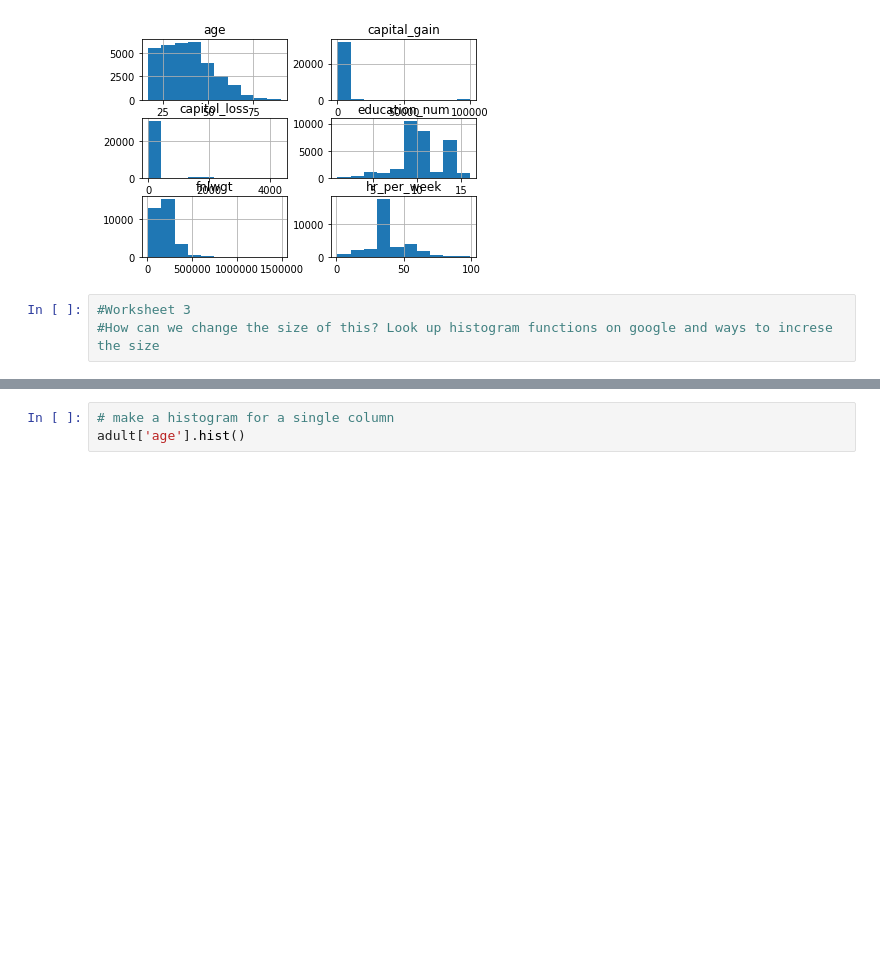
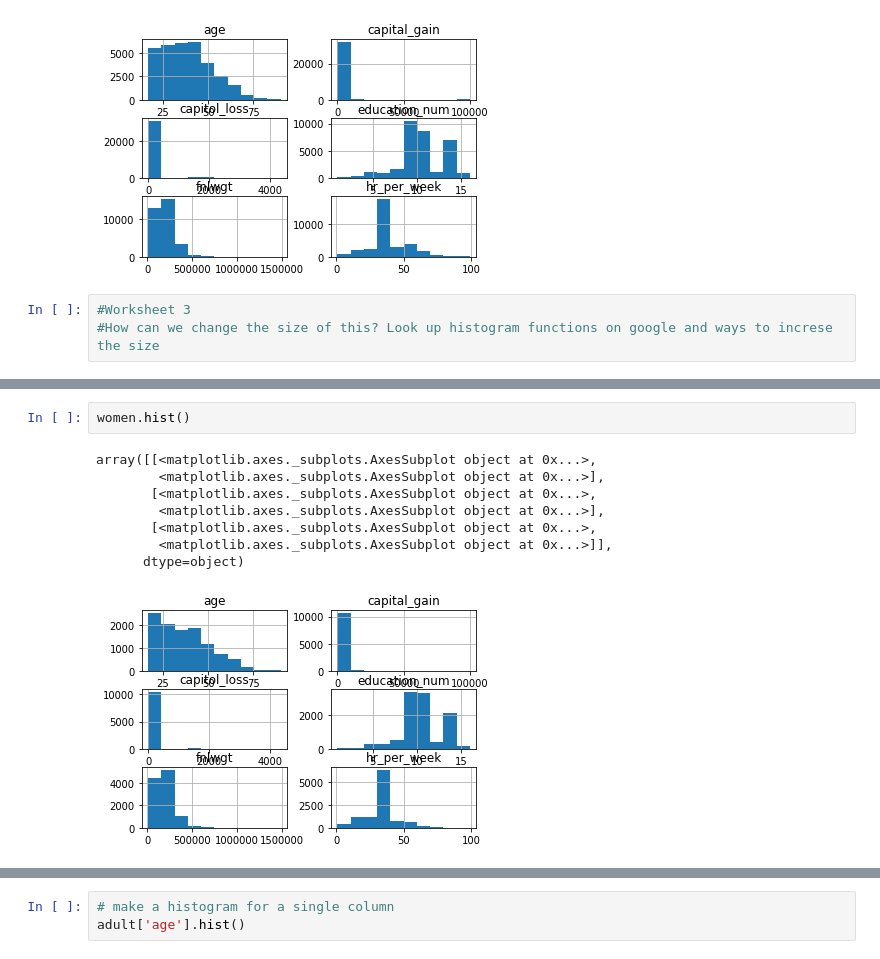
Before and after one commit to emagg1/Math2212_Maggiore, a Jupyter notebook: M2_Statistics/M2_Adult.ipynb, the cells around one changed output, grey strips where cells are left out. Cells and saved outputs as stored; diff of their text form; blank space fills up the shorter version.

```diff
--- a/M2_Statistics/M2_Adult.ipynb
+++ b/M2_Statistics/M2_Adult.ipynb
@@ -211,0 +247,11 @@ array([[<matplotlib.axes._subplots.AxesSubplot object at 0x...>,
+# %%
+women.hist()
+# %% [output]
+array([[<matplotlib.axes._subplots.AxesSubplot object at 0x...>,
+        <matplotlib.axes._subplots.AxesSubplot object at 0x...>],
+       [<matplotlib.axes._subplots.AxesSubplot object at 0x...>,
+        <matplotlib.axes._subplots.AxesSubplot object at 0x...>],
+       [<matplotlib.axes._subplots.AxesSubplot object at 0x...>,
+        <matplotlib.axes._subplots.AxesSubplot object at 0x...>]],
+      dtype=object)
+[figure, added]
```
Also changed, not shown: parts of 16 cells of this notebook, 1 other file.
